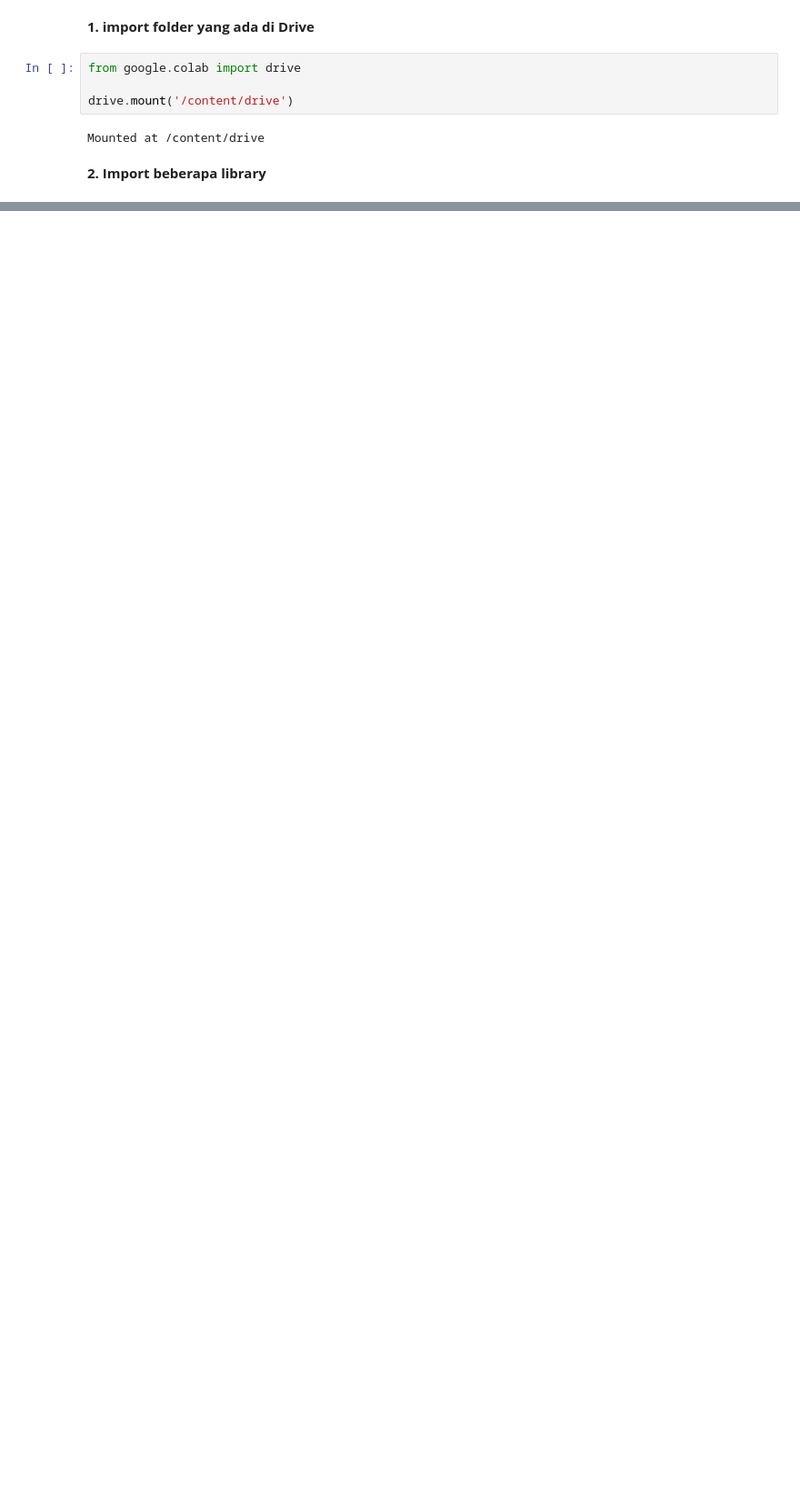
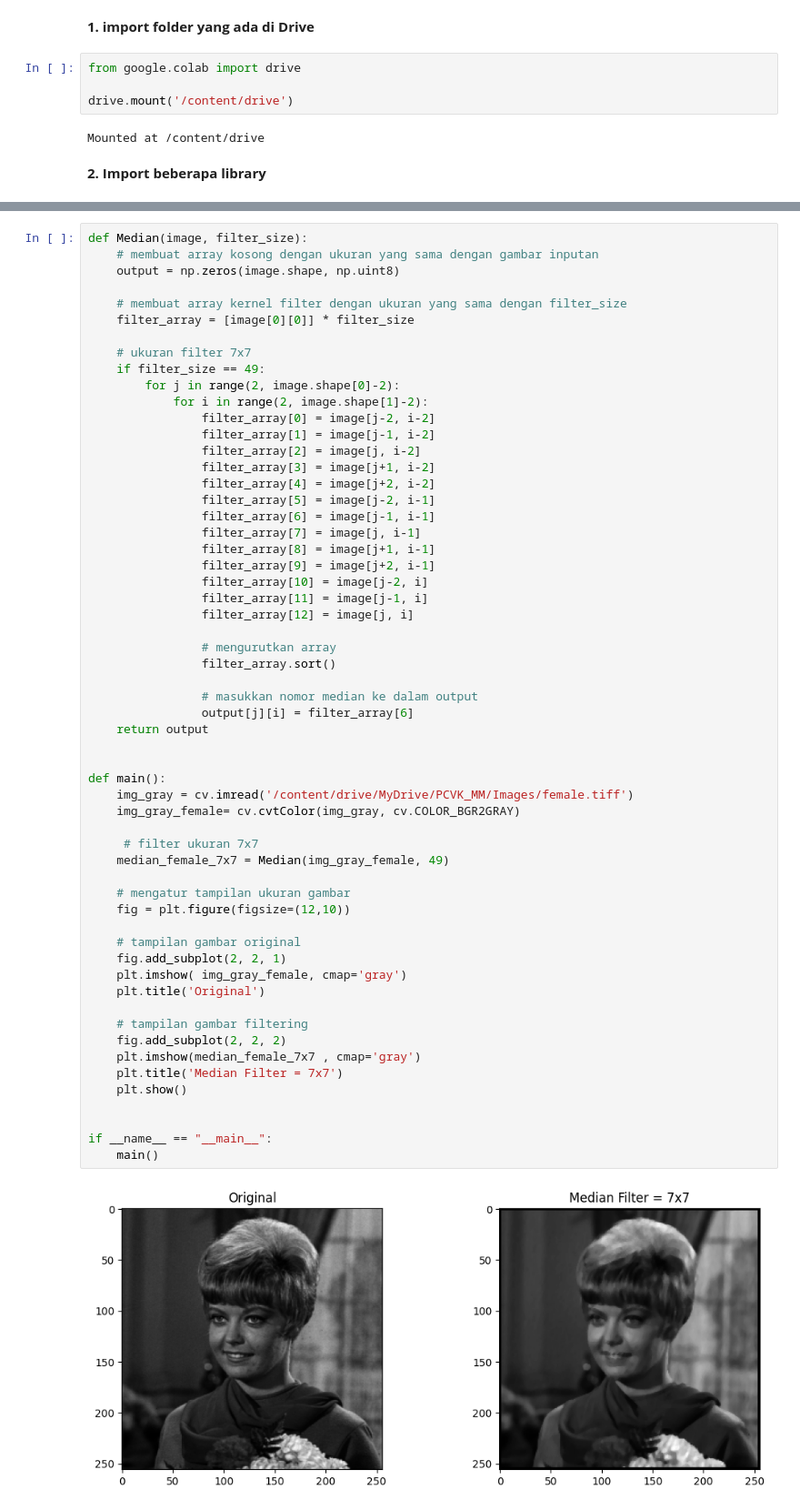
Before and after one commit to NurlailyAsrobika16/PCVK_Genap_2023, a Jupyter notebook: UTS.ipynb, the cells around one changed output, grey strips where cells are left out. Shown at 91% size. Cells and saved outputs as stored; diff of their text form; blank space fills up the shorter version.

```diff
--- a/UTS.ipynb
+++ b/UTS.ipynb
@@ -21,0 +75,60 @@ import glob
+# %%
+def Median(image, filter_size):
+    # membuat array kosong dengan ukuran yang sama dengan gambar inputan
+    output = np.zeros(image.shape, np.uint8)
+
+    # membuat array kernel filter dengan ukuran yang sama dengan filter_size
+    filter_array = [image[0][0]] * filter_size
+
+    # ukuran filter 7x7
+    if filter_size == 49:
+        for j in range(2, image.shape[0]-2):
+            for i in range(2, image.shape[1]-2):
+                filter_array[0] = image[j-2, i-2]
+                filter_array[1] = image[j-1, i-2]
+                filter_array[2] = image[j, i-2]
+                filter_array[3] = image[j+1, i-2]
+                filter_array[4] = image[j+2, i-2]
+                filter_array[5] = image[j-2, i-1]
+                filter_array[6] = image[j-1, i-1]
+                filter_array[7] = image[j, i-1]
+                filter_array[8] = image[j+1, i-1]
+                filter_array[9] = image[j+2, i-1]
+                filter_array[10] = image[j-2, i]
+                filter_array[11] = image[j-1, i]
+                filter_array[12] = image[j, i]
+
+                # mengurutkan array
+                filter_array.sort()
+
+                # masukkan nomor median ke dalam output
+                output[j][i] = filter_array[6]
+    return output
+
+
+def main():
+    img_gray = cv.imread('/content/drive/MyDrive/PCVK_MM/Images/female.tiff')
+    img_gray_female= cv.cvtColor(img_gray, cv.COLOR_BGR2GRAY)
+
+     # filter ukuran 7x7
+    median_female_7x7 = Median(img_gray_female, 49)
+
+    # mengatur tampilan ukuran gambar
+    fig = plt.figure(figsize=(12,10))
+
+    # tampilan gambar original
+    fig.add_subplot(2, 2, 1)
+    plt.imshow( img_gray_female, cmap='gray')
+    plt.title('Original')
+
+    # tampilan gambar filtering
+    fig.add_subplot(2, 2, 2)
+    plt.imshow(median_female_7x7 , cmap='gray')
+    plt.title('Median Filter = 7x7')
+    plt.show()
+
+
+if __name__ == "__main__":
+    main()
+# %% [output]
+[figure, added]
```
Also changed, not shown: parts of 10 cells of this notebook.
